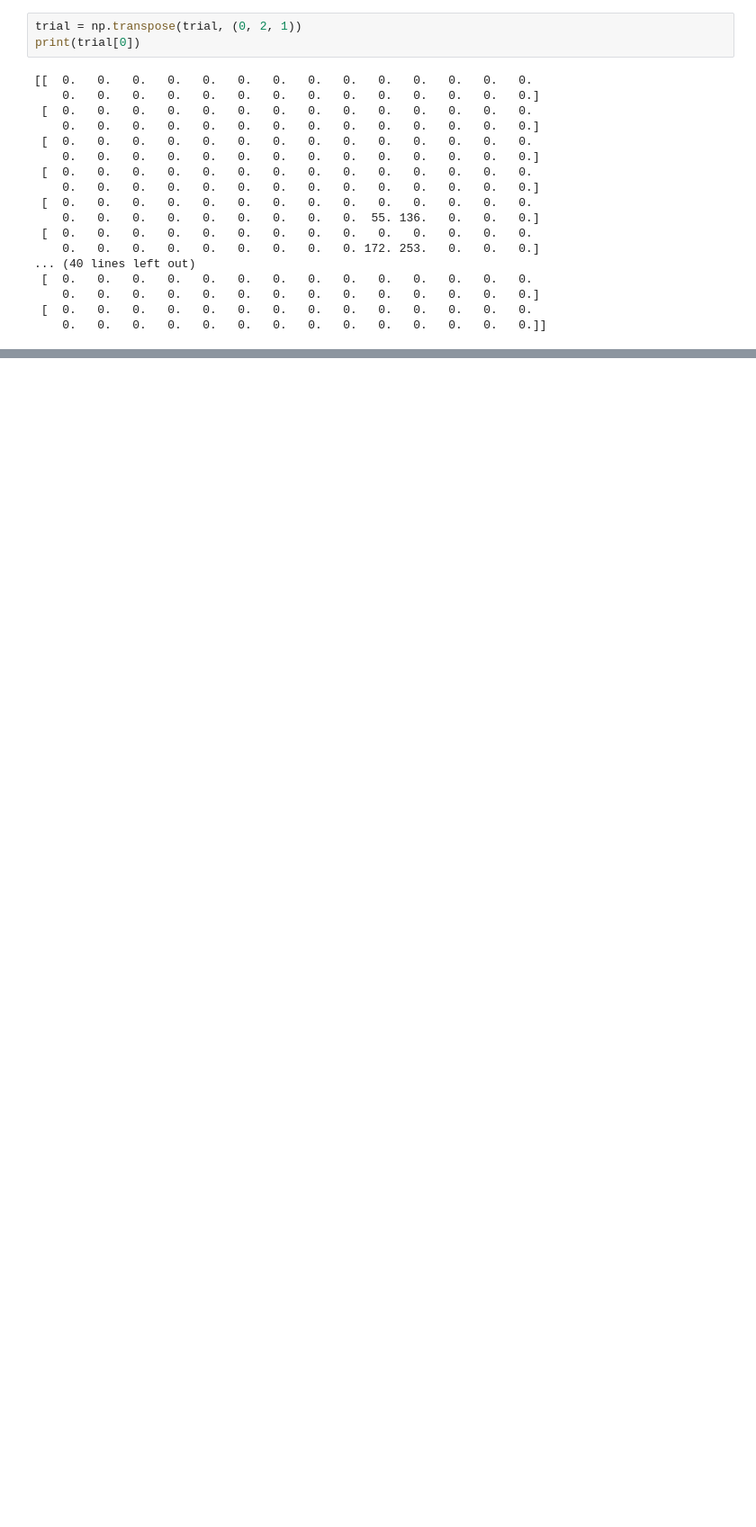
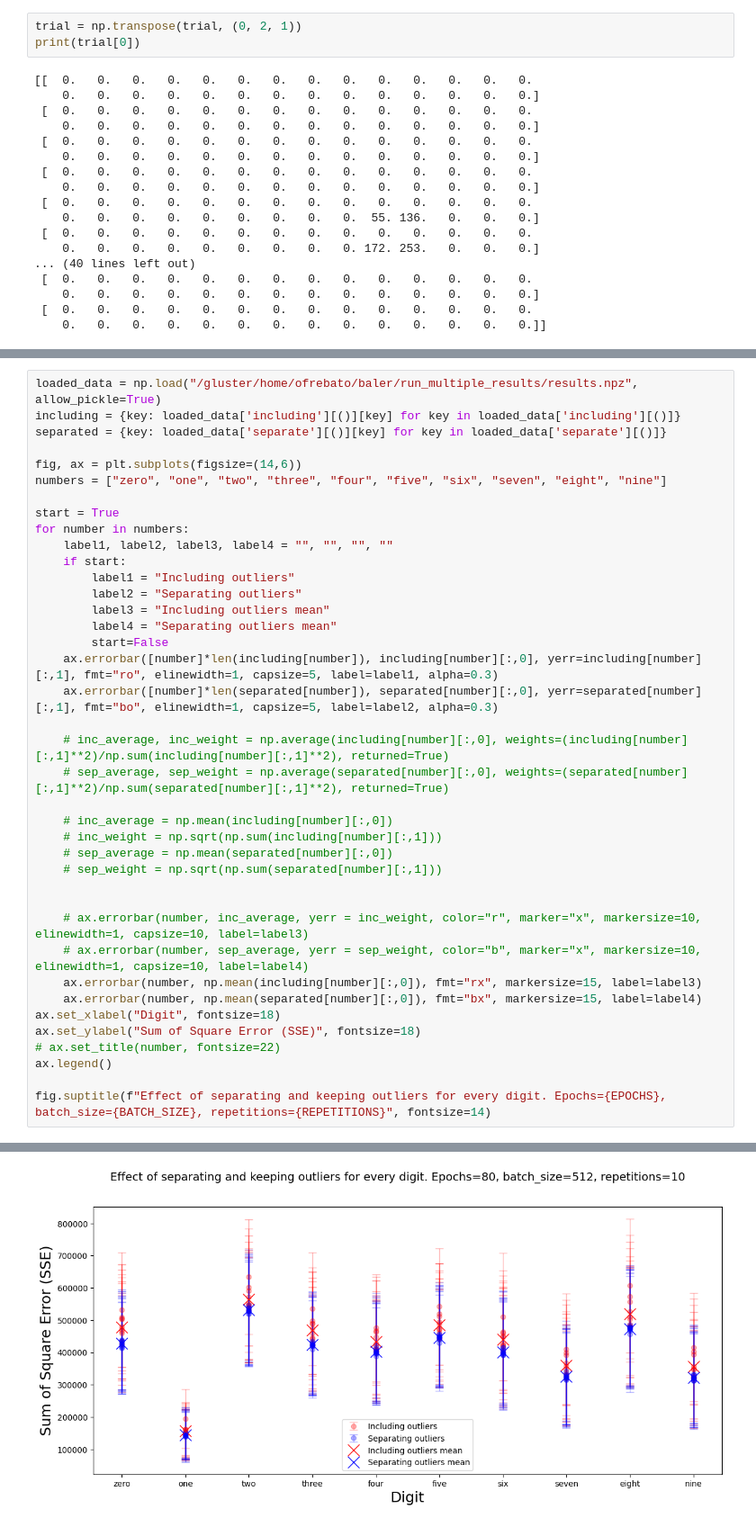
Before and after one commit to OscarrrFuentes/baler, a Jupyter notebook: workspaces/MNIST/testing/scoring.ipynb, the cells around one changed output, grey strips where cells are left out. Shown at 90% size. Cells and saved outputs as stored; diff of their text form; blank space fills up the shorter version.

```diff
--- a/workspaces/MNIST/testing/scoring.ipynb
+++ b/workspaces/MNIST/testing/scoring.ipynb
@@ -329,0 +350,40 @@ FileNotFoundError: [Errno 2] No such file or directory: '~/baler/run_multiple_re
+# %%
+loaded_data = np.load("/gluster/home/ofrebato/baler/run_multiple_results/results.npz", allow_pickle=True)
+including = {key: loaded_data['including'][()][key] for key in loaded_data['including'][()]}
+separated = {key: loaded_data['separate'][()][key] for key in loaded_data['separate'][()]}
+
+fig, ax = plt.subplots(figsize=(14,6))
+numbers = ["zero", "one", "two", "three", "four", "five", "six", "seven", "eight", "nine"]
+
+start = True
+for number in numbers:
+    label1, label2, label3, label4 = "", "", "", ""
+    if start:
+        label1 = "Including outliers"
+        label2 = "Separating outliers"
+        label3 = "Including outliers mean"
+        label4 = "Separating outliers mean"
+        start=False
+    ax.errorbar([number]*len(including[number]), including[number][:,0], yerr=including[number][:,1], fmt="ro", elinewidth=1, capsize=5, label=label1, alpha=0.3)
+    ax.errorbar([number]*len(separated[number]), separated[number][:,0], yerr=separated[number][:,1], fmt="bo", elinewidth=1, capsize=5, label=label2, alpha=0.3)
+
+    # inc_average, inc_weight = np.average(including[number][:,0], weights=(including[number][:,1]**2)/np.sum(including[number][:,1]**2), returned=True)
+    # sep_average, sep_weight = np.average(separated[number][:,0], weights=(separated[number][:,1]**2)/np.sum(separated[number][:,1]**2), returned=True)
+
+    # inc_average = np.mean(including[number][:,0])
+    # inc_weight = np.sqrt(np.sum(including[number][:,1]))
+    # sep_average = np.mean(separated[number][:,0])
+    # sep_weight = np.sqrt(np.sum(separated[number][:,1]))
+
+
+    # ax.errorbar(number, inc_average, yerr = inc_weight, color="r", marker="x", markersize=10, elinewidth=1, capsize=10, label=label3)
+    # ax.errorbar(number, sep_average, yerr = sep_weight, color="b", marker="x", markersize=10, elinewidth=1, capsize=10, label=label4)
+    ax.errorbar(number, np.mean(including[number][:,0]), fmt="rx", markersize=15, label=label3)
+    ax.errorbar(number, np.mean(separated[number][:,0]), fmt="bx", markersize=15, label=label4)
+ax.set_xlabel("Digit", fontsize=18)
+ax.set_ylabel("Sum of Square Error (SSE)", fontsize=18)
+# ax.set_title(number, fontsize=22)
+ax.legend()
+
+fig.suptitle(f"Effect of separating and keeping outliers for every digit. Epochs={EPOCHS}, batch_size={BATCH_SIZE}, repetitions={REPETITIONS}", fontsize=14)
+# %% [output]
@@ -329,0 +391 @@ FileNotFoundError: [Errno 2] No such file or directory: '~/baler/run_multiple_re
+[figure, added]
```
Also changed, not shown: parts of 8 cells of this notebook, 2 other files.
